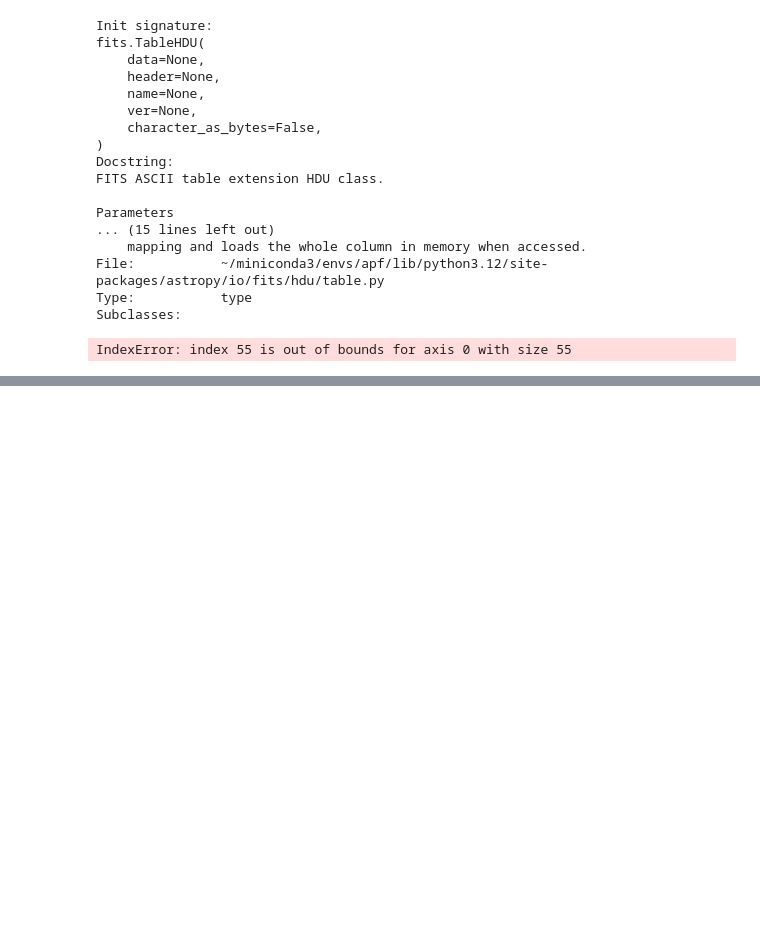
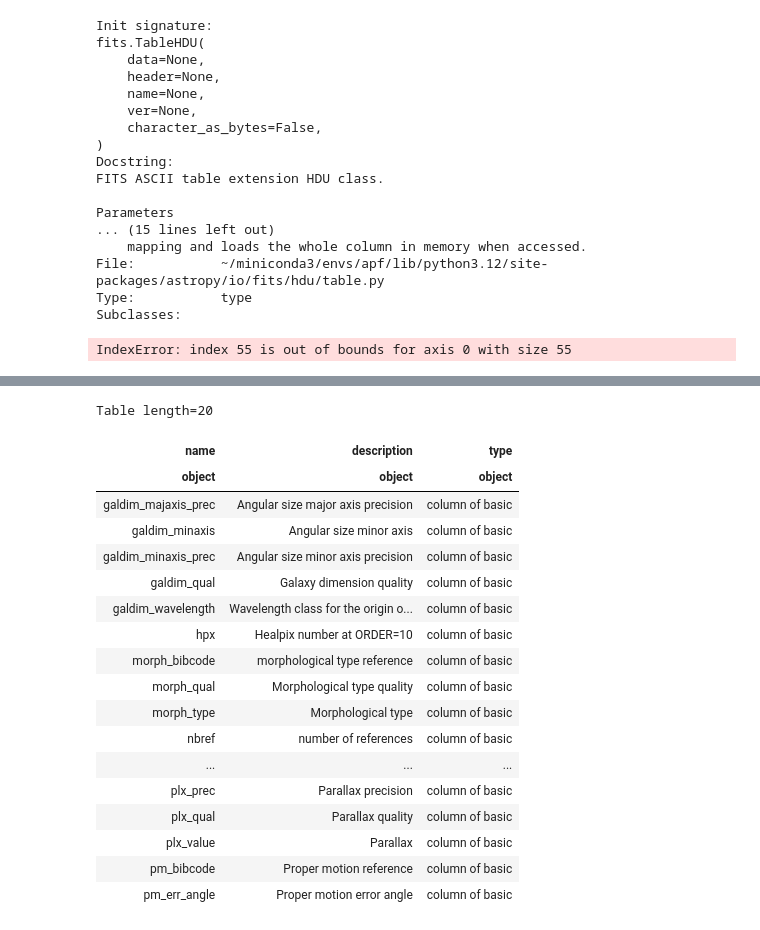
Before and after one commit to skleiman27/pyodineAPF, a Jupyter notebook: pyodine_tut2.ipynb, the cells around one changed output, grey strips where cells are left out. Saved outputs shown, nothing was run; the diff lists cells and outputs as text; code cells hidden in the pictures; blank space fills up the shorter version.

```diff
--- a/pyodine_tut2.ipynb
+++ b/pyodine_tut2.ipynb
@@ -369,0 +420,22 @@ Table length=1
+# %%
+Simbad.list_votable_fields()[40:60]
+# %% [output]
+Table length=20
+| name | description | type |
+| object | object | object |
+| galdim_majaxis_prec | Angular size major axis precision | column of basic |
+| galdim_minaxis | Angular size minor axis | column of basic |
+| galdim_minaxis_prec | Angular size minor axis precision | column of basic |
+| galdim_qual | Galaxy dimension quality | column of basic |
+| galdim_wavelength | Wavelength class for the origin o... | column of basic |
+| hpx | Healpix number at ORDER=10 | column of basic |
+| morph_bibcode | morphological type reference | column of basic |
+| morph_qual | Morphological type quality | column of basic |
+| morph_type | Morphological type | column of basic |
+| nbref | number of references | column of basic |
+| ... | ... | ... |
+| plx_prec | Parallax precision | column of basic |
+| plx_qual | Parallax quality | column of basic |
+| plx_value | Parallax | column of basic |
+| pm_bibcode | Proper motion reference | column of basic |
+| pm_err_angle | Proper motion error angle | column of basic |
```
Also changed, not shown: parts of 7 cells of this notebook, 4 other files.
